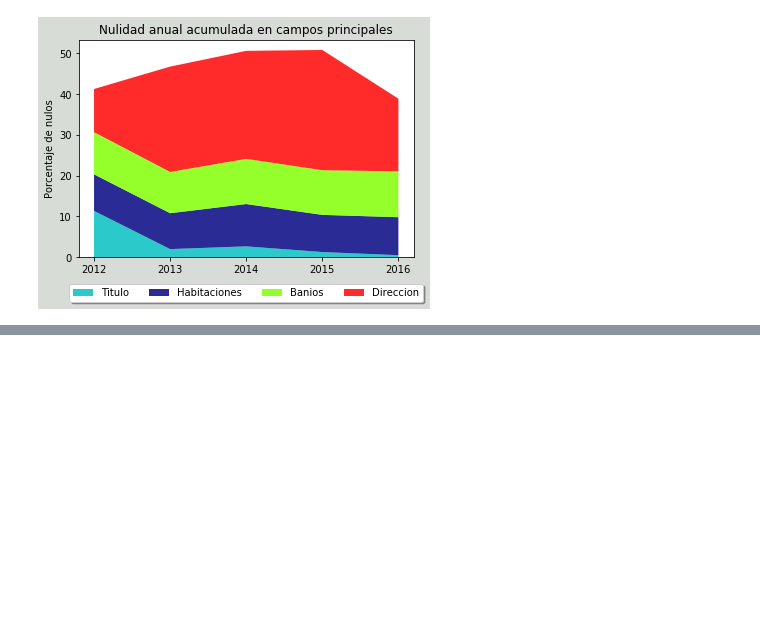
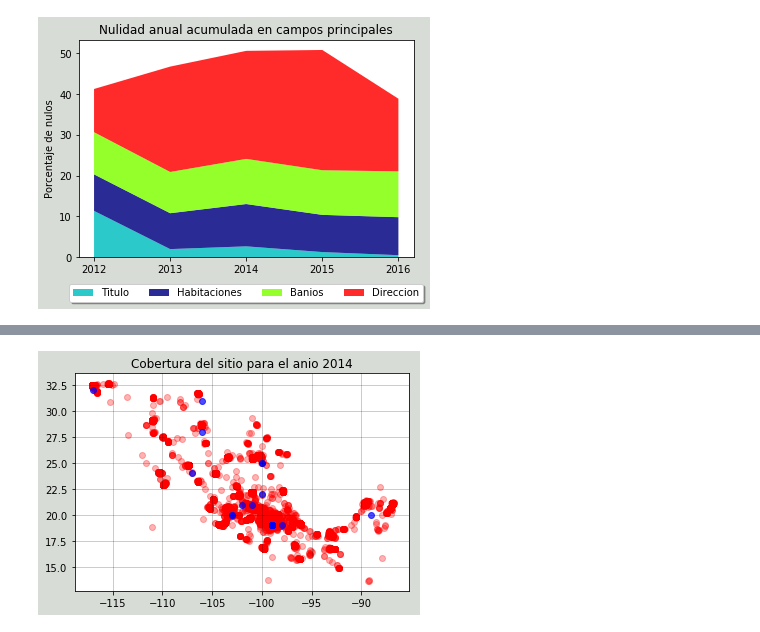
Before and after one commit to lorenzolgz/orgadatostp1, a Jupyter notebook: Análisis_Lolo.ipynb, the cells around one changed output, grey strips where cells are left out. Saved outputs shown, nothing was run; the diff lists cells and outputs as text; code cells hidden in the pictures; blank space fills up the shorter version.

```diff
--- a/Análisis_Lolo.ipynb
+++ b/Análisis_Lolo.ipynb
@@ -275,0 +298,7 @@ plt.show()
+# %%
+coordenadas_al_2014 = coordenadas_ok.loc[(coordenadas_ok['anio'] == 2014) |
+                                         (coordenadas_ok['anio'] == 2013) |
+                                         (coordenadas_ok['anio'] == 2012)]
+graficar_plano(coordenadas_al_2014, '2014')
+# %% [output]
+[figure, added]
```
Also changed, not shown: parts of 6 cells of this notebook, 1 other file.
